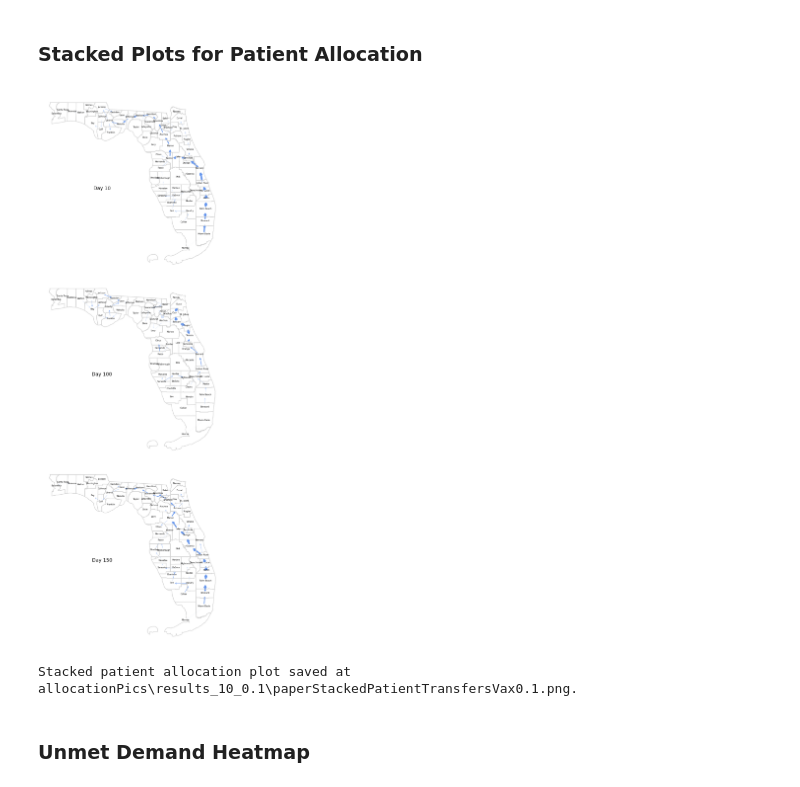
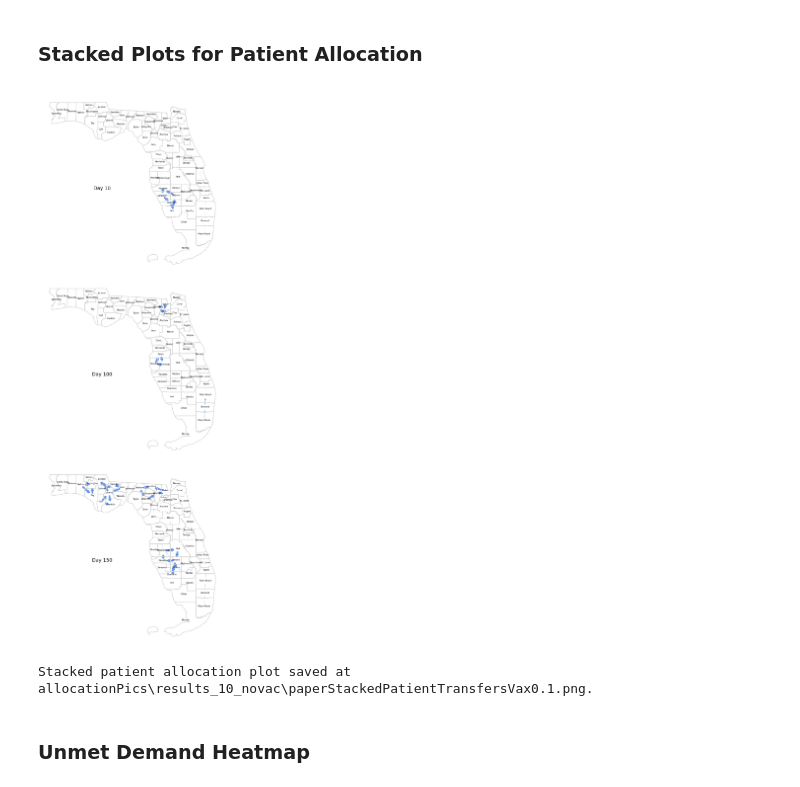
Before and after one commit to alexdelise/Data-Driven-SIRV-OR, a Jupyter notebook: patientAllocationandHeatMap.ipynb, the cells around one changed output. Cells and saved outputs as stored; diff of their text form; code cells hidden in the pictures.

```diff
--- a/patientAllocationandHeatMap.ipynb
+++ b/patientAllocationandHeatMap.ipynb
@@ -35,13 +37,25 @@ fl_counties = fl_counties.set_index("NAME").reindex(county_order).reset_index()
+# %%
+yesVax = True
+
+if yesVax:
+    vax = "Vax0.1"
+    patAllocFile = r"outputData\results_ten_0.1c.xlsx"
+    patAllocOutput = r"allocationPics\results_10_0.1"
+    heatmapOutput = r"heatmaps\results_10_0.1"
+else:
+    vax = "NoVax"
+    patAllocFile = r"outputData\results_ten_novac.xlsx"
+    patAllocOutput = r"allocationPics\results_10_novac"
+    heatmapOutput = r"heatmaps\results_10_novac"
 # %% [markdown]
 ### Patient Allocation
 # %%
 # File paths
-excel_file = r"outputData\results_ten_novac.xlsx"
-output_folder = r"allocationPics\results_10_novac"
-os.makedirs(output_folder, exist_ok=True)
+
+os.makedirs(patAllocOutput, exist_ok=True)
 
 # Load the data
-data = pd.read_excel(excel_file, sheet_name="z")
+data = pd.read_excel(patAllocFile , sheet_name="z")
 data.fillna(0, inplace=True)  # Replace NA values with 0
 
 # Rename and convert columns
@@ -91,7 +105,7 @@ for day in day_columns:
     plt.axis("off")
 
     # Save plot BEFORE showing
-    plot_path = os.path.join(output_folder, f"travel_day_{day}.png")
+    plot_path = os.path.join(patAllocOutput, f"travel_day_{day}.png")
     plt.savefig(plot_path, bbox_inches="tight")
 
     # Show the plot
@@ -114,14 +128,12 @@ Finished saving allocation pictures
 # ---------------------------
 # File paths and preparation
 # ---------------------------
-excel_file = r"outputData\results_ten_0.1.xlsx"
-output_folder = r"allocationPics\results_10_0.1"
-os.makedirs(output_folder, exist_ok=True)
+os.makedirs(patAllocOutput, exist_ok=True)
 
 # ---------------------------
 # Load patient allocation data (sheet "z")
 # ---------------------------
-data = pd.read_excel(excel_file, sheet_name="z")
+data = pd.read_excel(patAllocFile , sheet_name="z")
 data.fillna(0, inplace=True)
 # Rename columns so that the first two are region identifiers and the rest are days
 data.columns = ["fromRegion", "toRegion"] + list(data.columns[2:])
@@ -185,36 +197,36 @@ for ax, day in zip(axes, special_days):
 
     # Compute normalized edge widths if there are transfers for this day
     if len(G.edges()) > 0:
         max_weight = max(d["weight"] for u, v, d in G.edges(data=True))
         min_weight = min(d["weight"] for u, v, d in G.edges(data=True))  # To avoid extreme scaling
         weight_range = max_weight - min_weight if max_weight != min_weight else 1
         widths = [1 + (d["weight"] - min_weight) / weight_range * 4 for u, v, d in G.edges(data=True)]
     else:
         widths = []
 
     # Draw the transfer edges with a consistent "simple" arrow style
     edges = nx.draw_networkx_edges(
         G, pos, ax=ax, arrowstyle="->", arrowsize=10,
         edge_color="cornflowerblue", width=[d["weight"] / max(nx.get_edge_attributes(G, "weight").values()) * 5 for u, v, d in G.edges(data=True)]
     )
 
     # Place a label on the left margin (using axis-relative coordinates)
     ax.text(-85.2, 27.5, f"Day {day}",
             fontsize=14, ha="center", va="center", color="black")
 
     ax.axis("off")
 
 # ---------------------------
 # Save and display the stacked figure
 # ---------------------------
-stacked_plot_path = os.path.join(output_folder, "paperStackedPatientTransfersVax0.1.png")
+stacked_plot_path = os.path.join(patAllocOutput, "paperStackedPatientTransfersVax0.1.png")
 plt.savefig(stacked_plot_path, dpi=350, bbox_inches="tight")
 plt.show()
 
 print(f"Stacked patient allocation plot saved at {stacked_plot_path}.")
 # %% [output]
-[figure, old version]
+[figure, new version]
-Stacked patient allocation plot saved at allocationPics\results_10_0.1\paperStackedPatientTransfersVax0.1.png.
+Stacked patient allocation plot saved at allocationPics\results_10_novac\paperStackedPatientTransfersVax0.1.png.
 # %% [markdown]
 ### Unmet Demand Heatmap
 # %%
```
Also changed, not shown: parts of 3 cells of this notebook, 23 other files.
